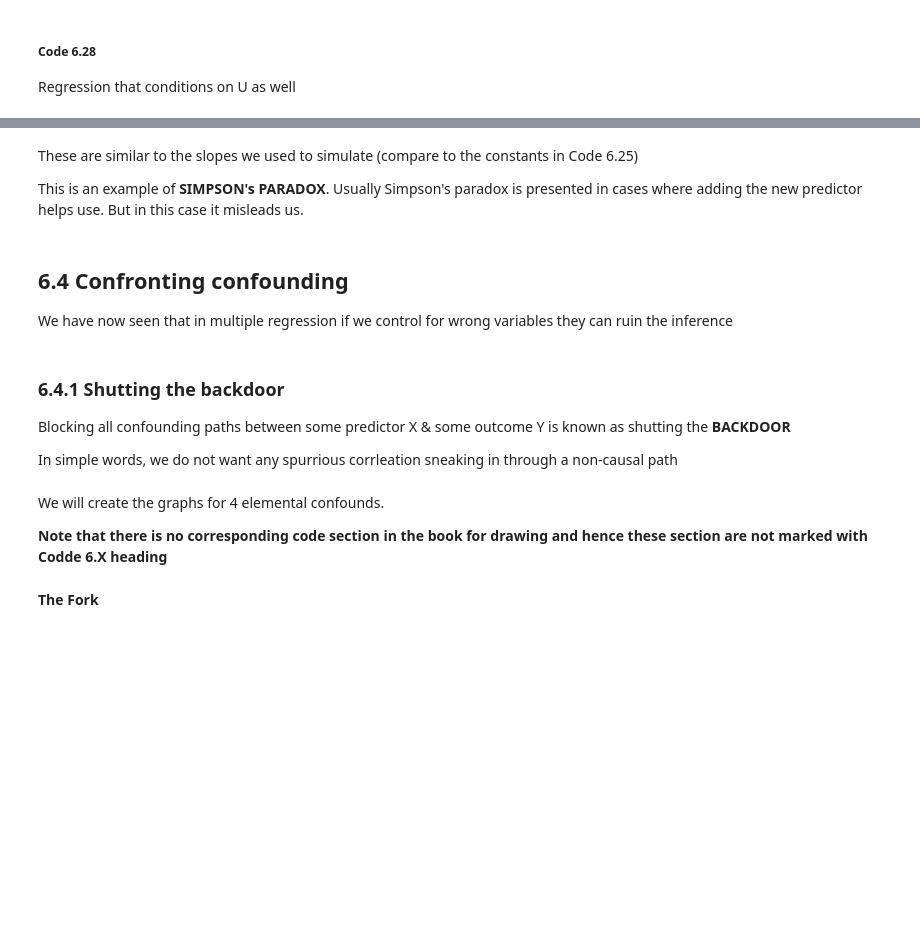
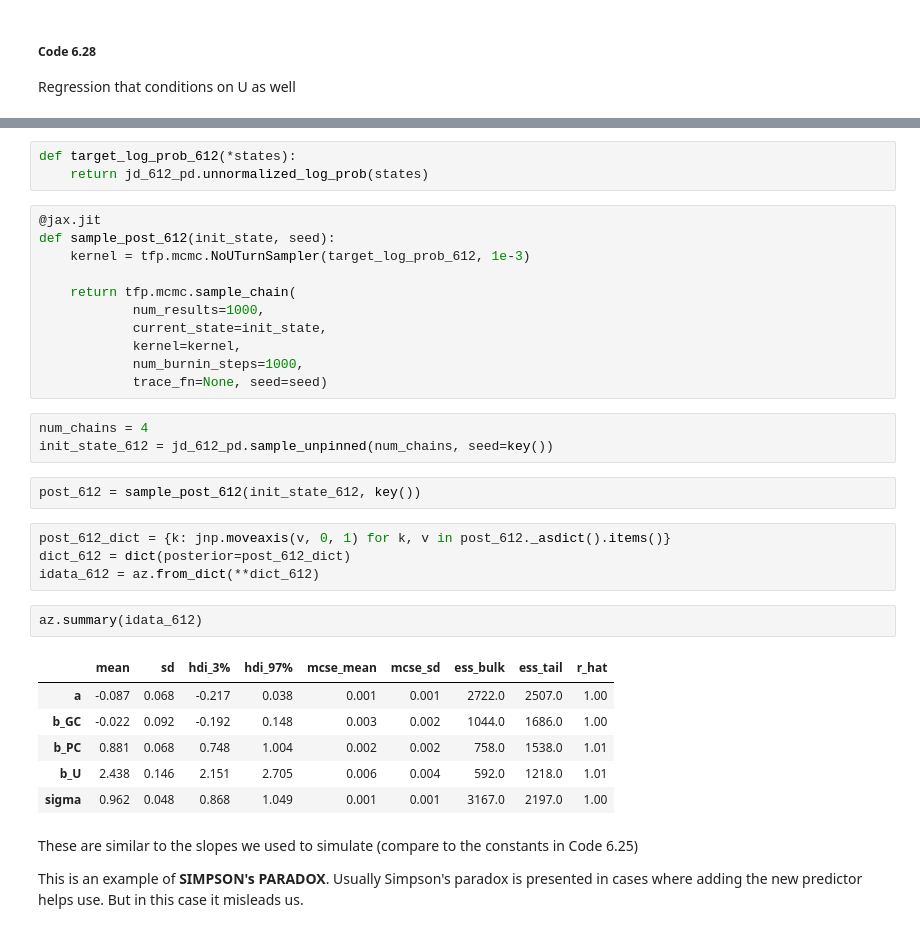
Before and after one commit to qpsy/rethinking-tfp2, a Jupyter notebook: 06_the_haunted_dag_and_the_causal_terror-2.ipynb, the cells around one changed output, grey strips where cells are left out. Saved outputs shown, nothing was run; the diff lists cells and outputs as text; blank space fills up the shorter version.

```diff
--- a/06_the_haunted_dag_and_the_causal_terror-2.ipynb
+++ b/06_the_haunted_dag_and_the_causal_terror-2.ipynb
@@ -1290,21 +1188,36 @@ az.summary(trace_6_12, hdi_prob=0.89)
+# %%
+def target_log_prob_612(*states):
+    return jd_612_pd.unnormalized_log_prob(states)
+# %%
+@jax.jit
+def sample_post_612(init_state, seed):
+    kernel = tfp.mcmc.NoUTurnSampler(target_log_prob_612, 1e-3)
+
+    return tfp.mcmc.sample_chain(
+            num_results=1000,
+            current_state=init_state,
+            kernel=kernel,
+            num_burnin_steps=1000,
+            trace_fn=None, seed=seed)
+# %%
+num_chains = 4
+init_state_612 = jd_612_pd.sample_unpinned(num_chains, seed=key())
+# %%
+post_612 = sample_post_612(init_state_612, key())
+# %%
+post_612_dict = {k: jnp.moveaxis(v, 0, 1) for k, v in post_612._asdict().items()}
+dict_612 = dict(posterior=post_612_dict)
+idata_612 = az.from_dict(**dict_612)
+# %%
+az.summary(idata_612)
+# %% [output]
+|  | mean | sd | hdi_3% | hdi_97% | mcse_mean | mcse_sd | ess_bulk | ess_tail | r_hat |
+| a | -0.087 | 0.068 | -0.217 | 0.038 | 0.001 | 0.001 | 2722.0 | 2507.0 | 1.00 |
+| b_GC | -0.022 | 0.092 | -0.192 | 0.148 | 0.003 | 0.002 | 1044.0 | 1686.0 | 1.00 |
+| b_PC | 0.881 | 0.068 | 0.748 | 1.004 | 0.002 | 0.002 | 758.0 | 1538.0 | 1.01 |
+| b_U | 2.438 | 0.146 | 2.151 | 2.705 | 0.006 | 0.004 | 592.0 | 1218.0 | 1.01 |
+| sigma | 0.962 | 0.048 | 0.868 | 1.049 | 0.001 | 0.001 | 3167.0 | 2197.0 | 1.00 |
 # %% [markdown]
 These are similar to the slopes we used to simulate (compare to the constants in Code 6.25)
 
 This is an example of **SIMPSON's PARADOX**. Usually Simpson's paradox is presented in cases where adding the new predictor helps use. But in this case it misleads us.
-# %% [markdown]
-## 6.4 Confronting confounding
-
-We have now seen that in multiple regression if we control for wrong variables they can ruin the inference
-# %% [markdown]
-### 6.4.1 Shutting the backdoor
-
-
-Blocking all confounding paths between some predictor X & some outcome Y is known as shutting the **BACKDOOR**
-
-In simple words, we do not want any spurrious corrleation sneaking in through a non-causal path
-# %% [markdown]
-We will create the graphs for 4 elemental confounds.
-
-**Note that there is no corresponding code section in the book for drawing and hence these section are not marked with Codde 6.X heading**
-# %% [markdown]
-**The Fork**
```
Also changed, not shown: parts of 63 cells of this notebook.
